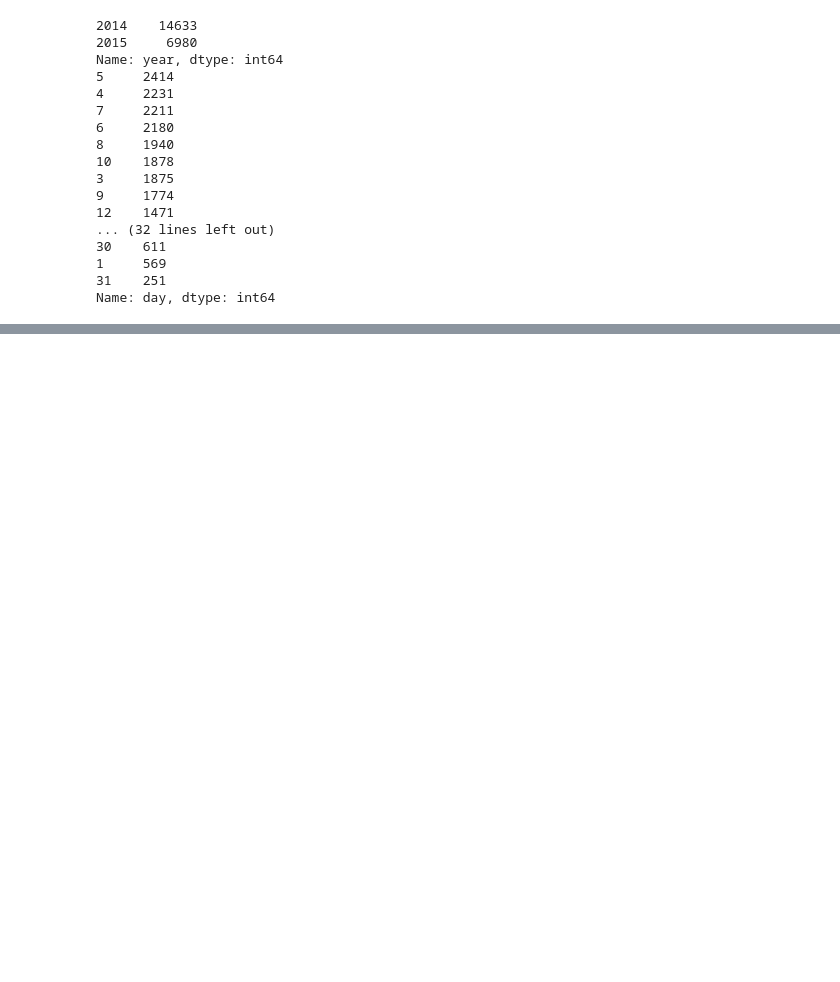
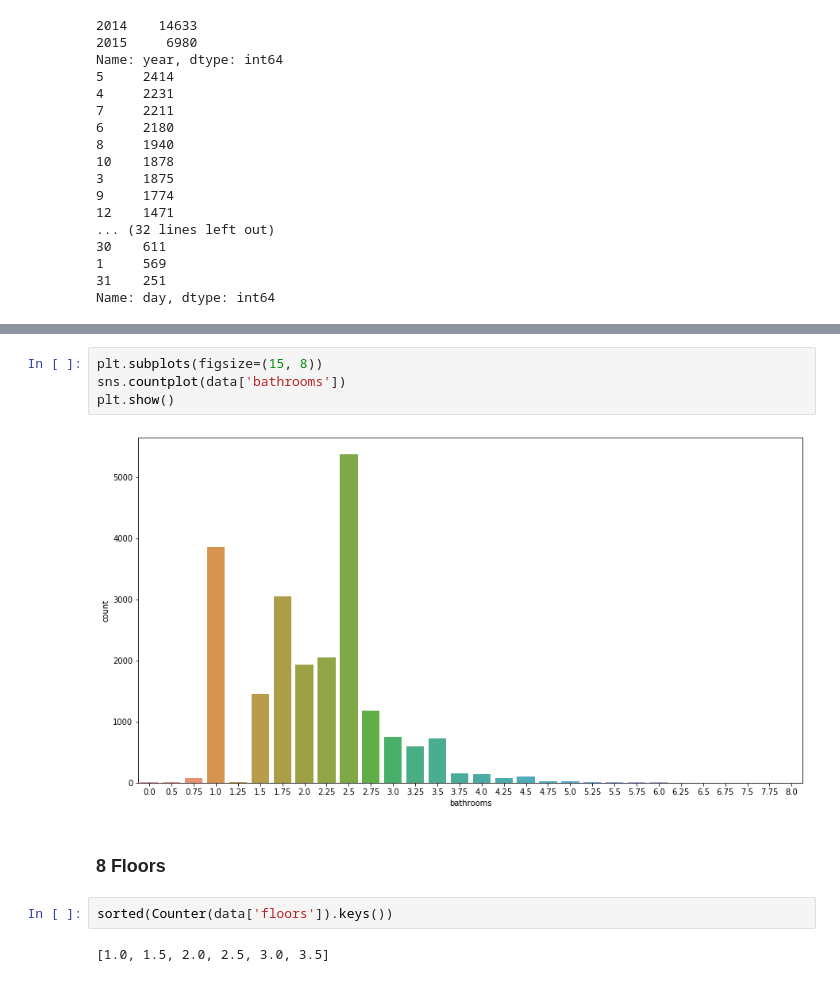
Before and after one commit to angelikakw/house-prices, a Jupyter notebook: house_prices.ipynb, the cells around one changed output, grey strips where cells are left out. Cells and saved outputs as stored; diff of their text form; blank space fills up the shorter version.

```diff
--- a/house_prices.ipynb
+++ b/house_prices.ipynb
@@ -124,0 +203,12 @@ Name: day, dtype: int64
+# %%
+plt.subplots(figsize=(15, 8))
+sns.countplot(data['bathrooms'])
+plt.show()
+# %% [output]
+[figure, added]
+# %% [markdown]
+### 8 Floors
+# %%
+sorted(Counter(data['floors']).keys())
+# %% [output]
+[1.0, 1.5, 2.0, 2.5, 3.0, 3.5]
```
Also changed, not shown: parts of 58 cells of this notebook.
